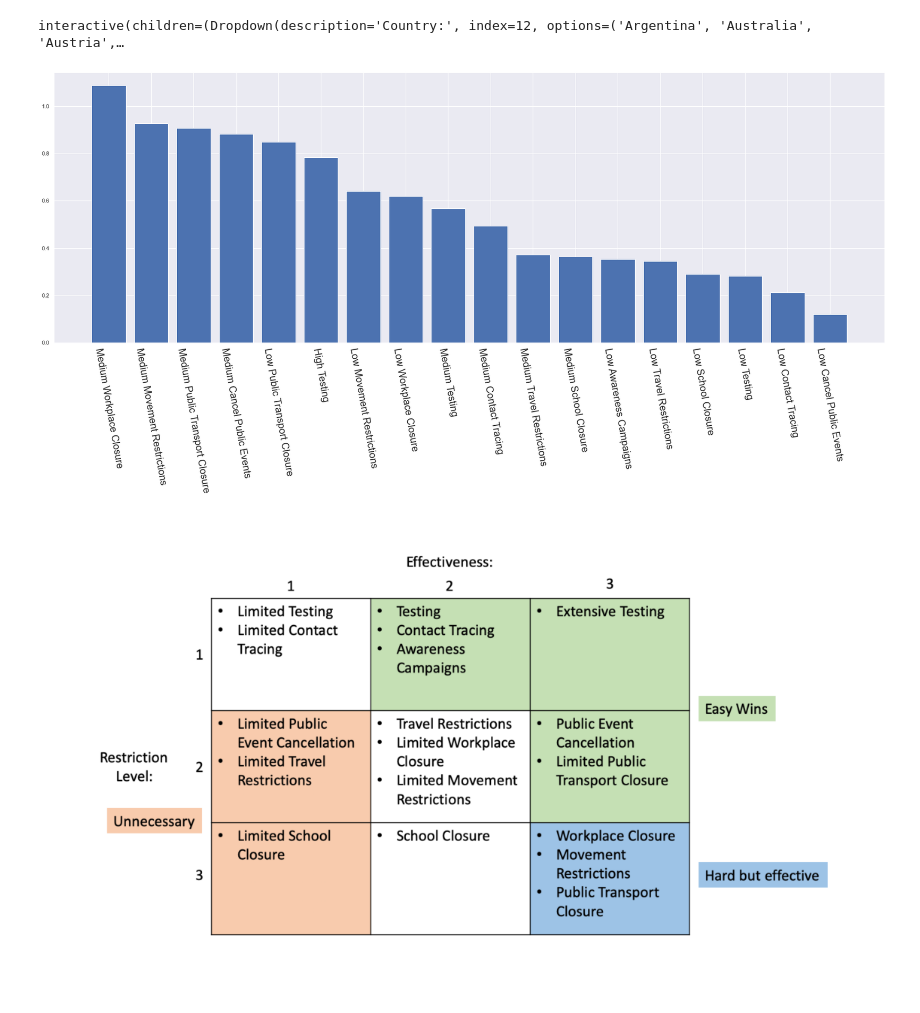
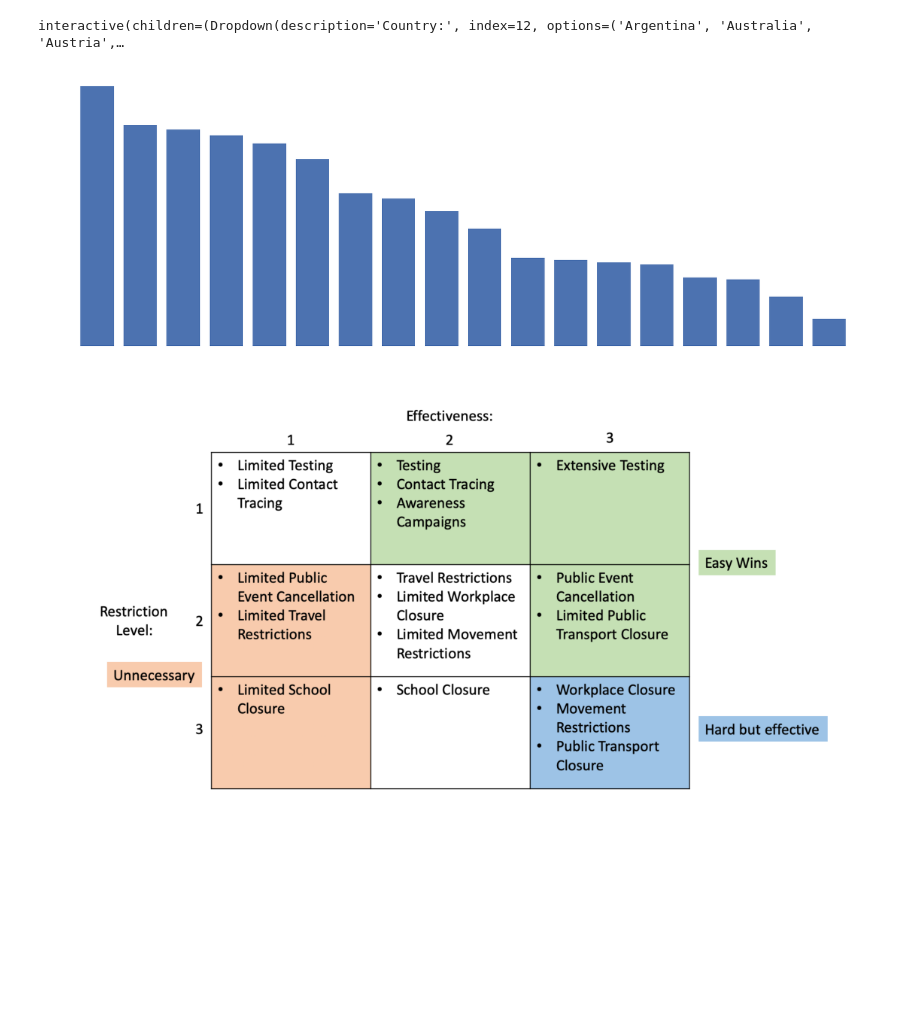
Before and after one commit to ChantalMP/All_The_Right_Measures, a Jupyter notebook: measure_visualisation.ipynb, the cells around one changed output. Cells and saved outputs as stored; diff of their text form; code cells hidden in the pictures; blank space fills up the shorter version.

Commit message:
- improve visualisation look

```diff
--- a/measure_visualisation.ipynb
+++ b/measure_visualisation.ipynb
@@ -24,7 +24,9 @@ from datetime import timedelta
 from collections import defaultdict
 import seaborn as sns
 from helpers.visualisation import visualise_measures_for_country, visualise_measure_ranking, visualise_effect_restriction_relation,visualize_country_forecast,create_toggle_buttons
+
 sns.set()
+sns.set_context('poster')
 # %%
 country_dfs = extract_oxford_measure_data()
 # %%
@@ -40,8 +42,9 @@ interact(f, x=dropdown);
 interactive(children=(Dropdown(description='Country:', index=12, options=('Argentina', 'Australia', 'Austria',…
 # %%
 visualise_measure_ranking(country_dfs)
+plt.axis('off');
 # %% [output]
-[figure, old version]
+[figure, new version]
 # %%
 plt.rcParams["axes.grid"] = False
 visualise_effect_restriction_relation()
```
Also changed, not shown: parts of 1 cell of this notebook, 1 other file.
